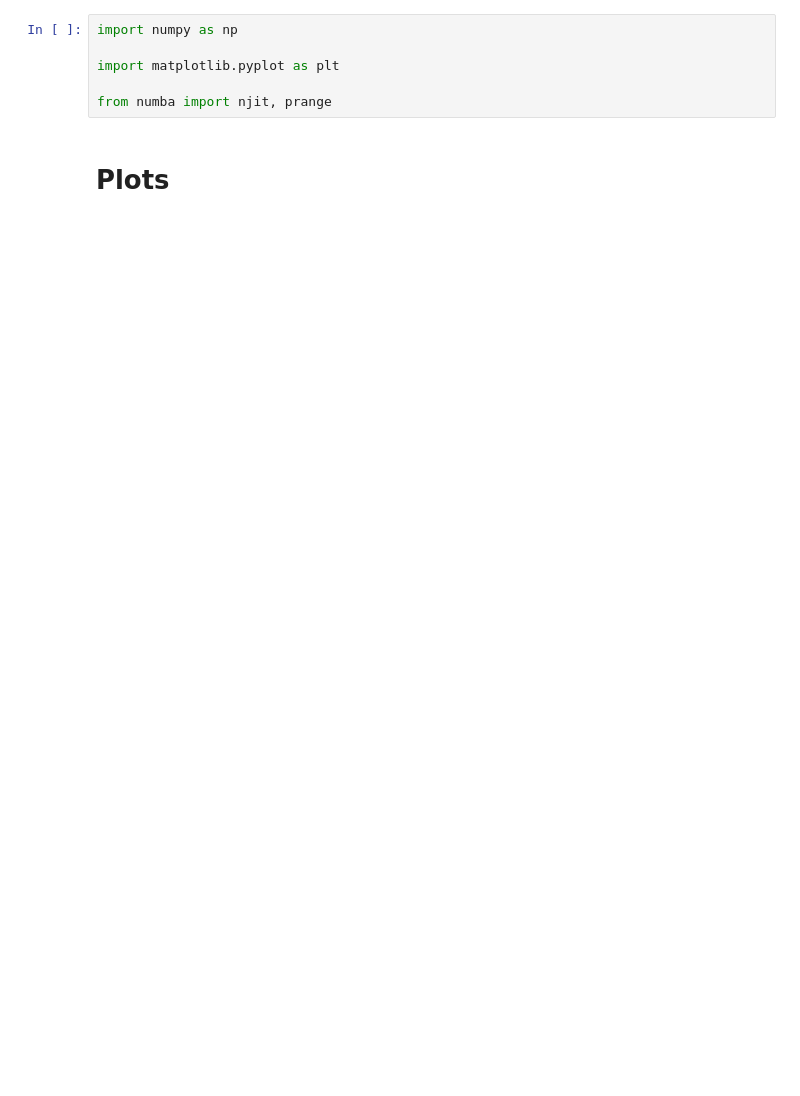
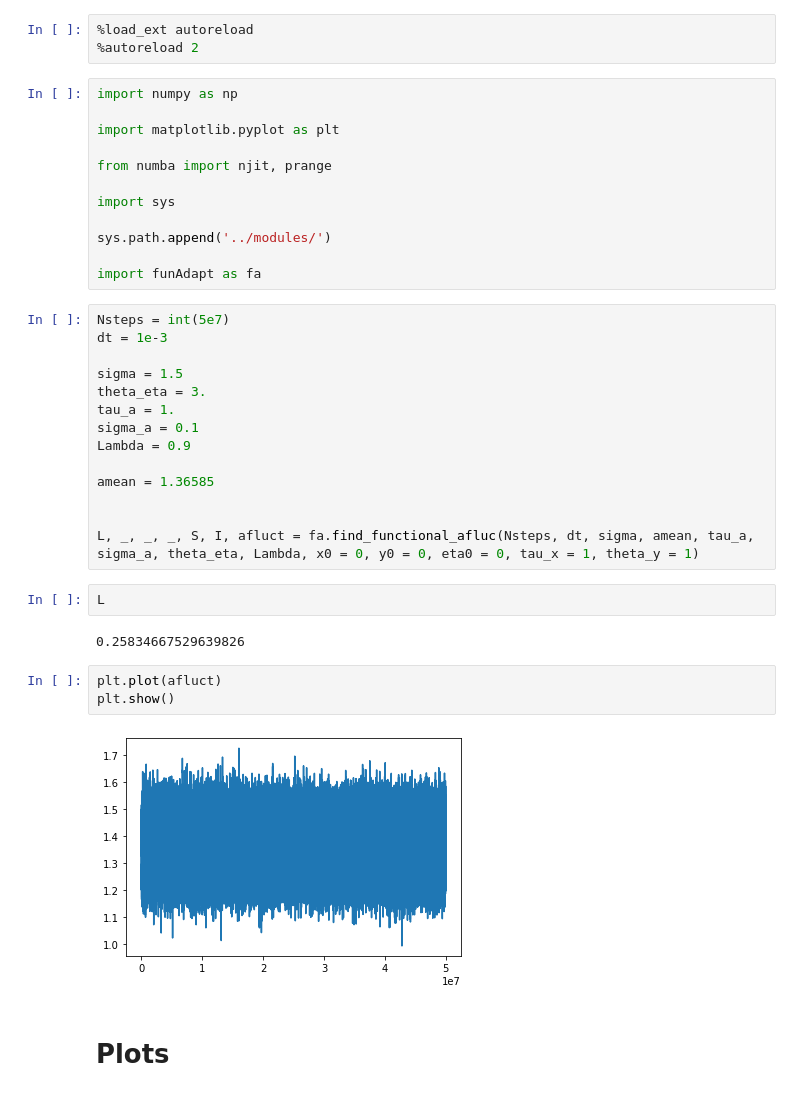
Before and after one commit to giorgionicoletti/InfoTrasduction, a Jupyter notebook: notebooks/adaptive_tests.ipynb, the cells around one changed output. Drawn from its saved outputs; the diff is of its cells as text; blank space fills up the shorter version.

```diff
--- a/notebooks/adaptive_tests.ipynb
+++ b/notebooks/adaptive_tests.ipynb
@@ -1,9 +1,41 @@
+# %%
+%load_ext autoreload
+%autoreload 2
 # %%
 import numpy as np
 
 import matplotlib.pyplot as plt
 
 from numba import njit, prange
+
+import sys
+
+sys.path.append('../modules/')
+
+import funAdapt as fa
+# %%
+Nsteps = int(5e7)
+dt = 1e-3
+
+sigma = 1.5
+theta_eta = 3.
+tau_a = 1.
+sigma_a = 0.1
+Lambda = 0.9
+
+amean = 1.36585
+
+
+L, _, _, _, S, I, afluct = fa.find_functional_afluc(Nsteps, dt, sigma, amean, tau_a, sigma_a, theta_eta, Lambda, x0 = 0, y0 = 0, eta0 = 0, tau_x = 1, theta_y = 1)
+# %%
+L
+# %% [output]
+0.25834667529639826
+# %%
+plt.plot(afluct)
+plt.show()
+# %% [output]
+[figure, added]
 # %% [markdown]
 # Plots
 # %%
```
Also changed, not shown: parts of 13 cells of this notebook, 2 other files.
